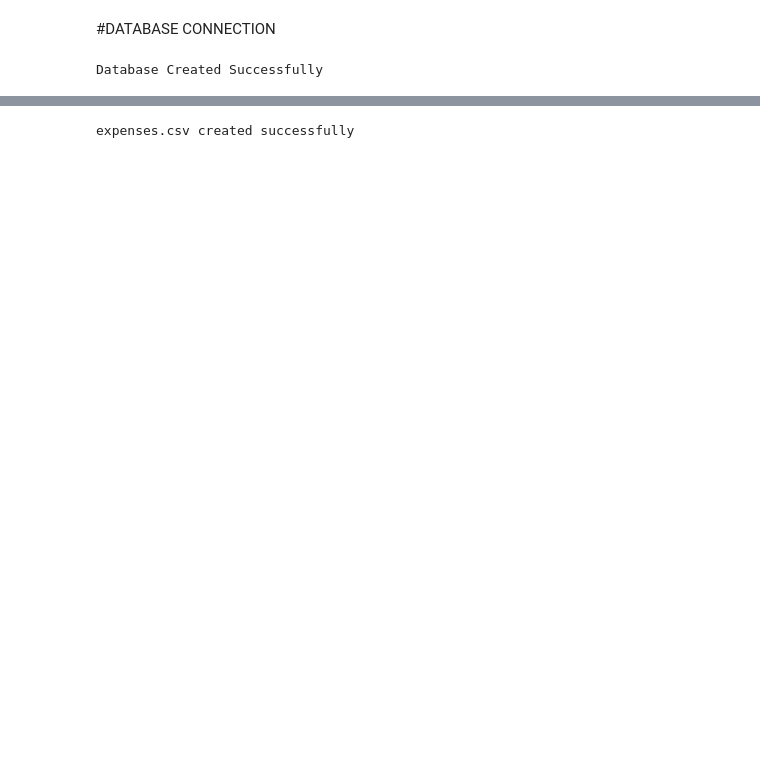
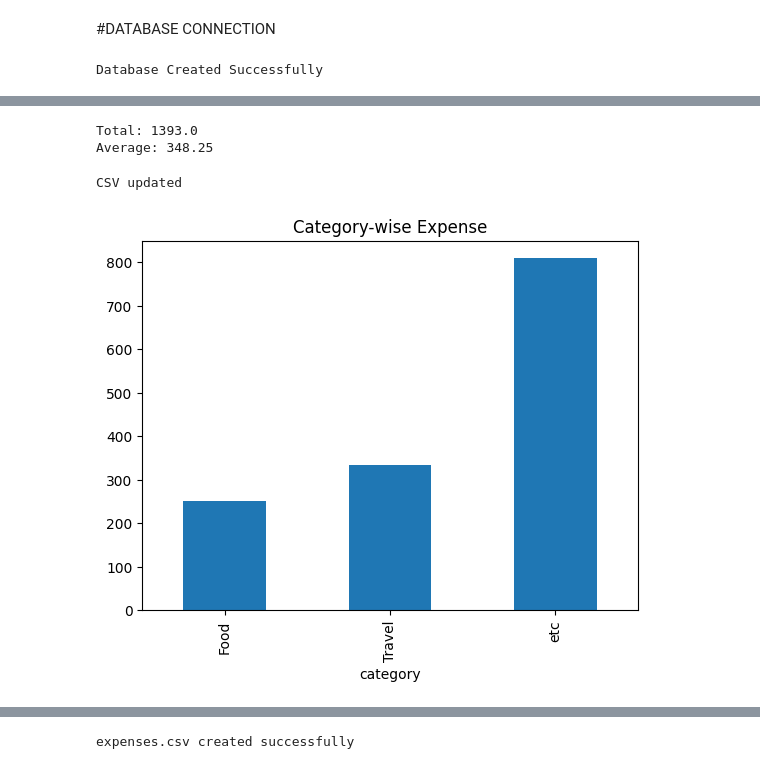
Before and after one commit to aummeherofficial/Smart-Expense-Tracker, a Jupyter notebook: Smart_Expense_Tracker.ipynb, the cells around one changed output, grey strips where cells are left out. Cells and saved outputs as stored; diff of their text form; code cells hidden in the pictures; blank space fills up the shorter version.

```diff
--- a/Smart_Expense_Tracker.ipynb
+++ b/Smart_Expense_Tracker.ipynb
@@ -36,3 +81,25 @@ print(cursor.fetchall())
+# %%
+total_expense = np.sum(df['amount'])
+average_expense = np.mean(df['amount'])
+
+print("Total:", total_expense)
+print("Average:", average_expense)
+# %% [output]
+Total: 1393.0
+Average: 348.25
+# %%
+df.to_csv("expenses.csv", index=False)
+print("CSV updated")
+# %% [output]
+CSV updated
+# %%
+category_summary = df.groupby('category')['amount'].sum()
+
+category_summary.plot(kind='bar')
+plt.title("Category-wise Expense")
+plt.show()
+# %% [output]
+[figure, added]
 # %%
 %%writefile requirements.txt
 pandas
```
Also changed, not shown: parts of 20 cells of this notebook, 1 other file.
